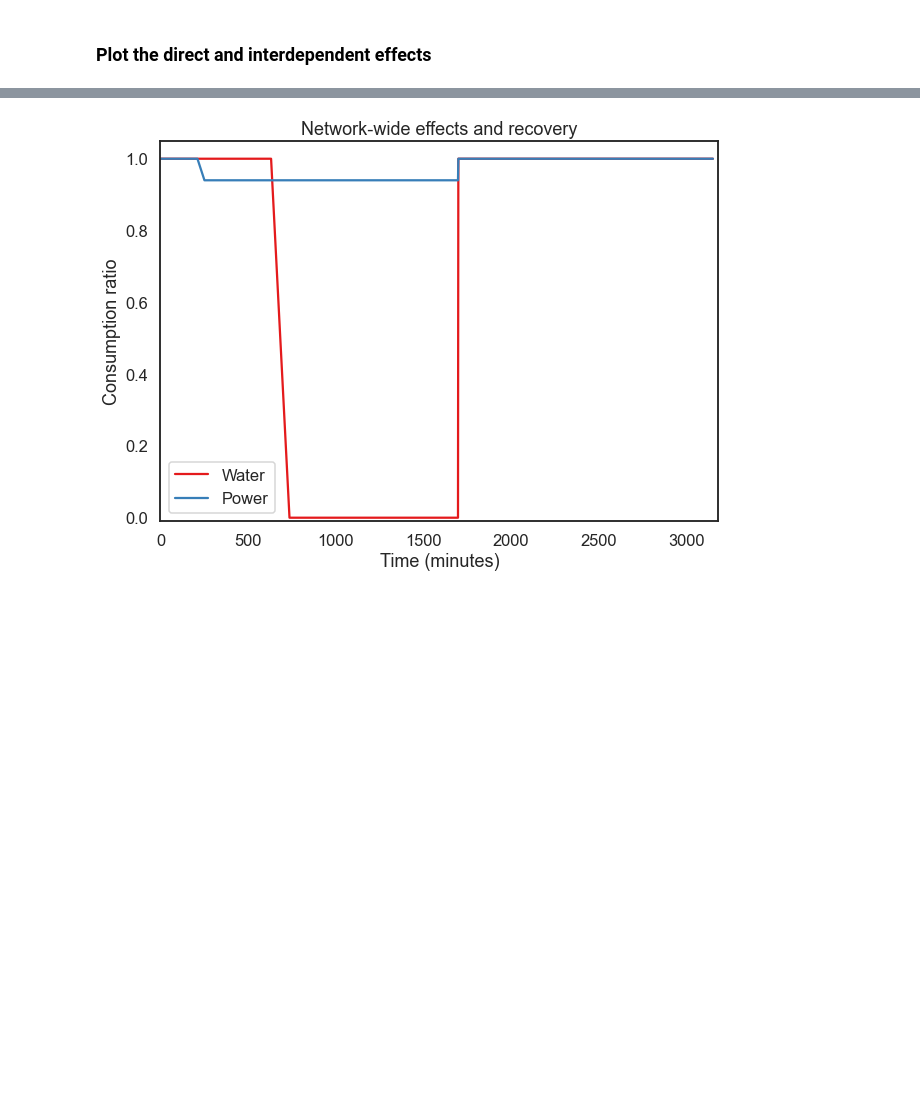
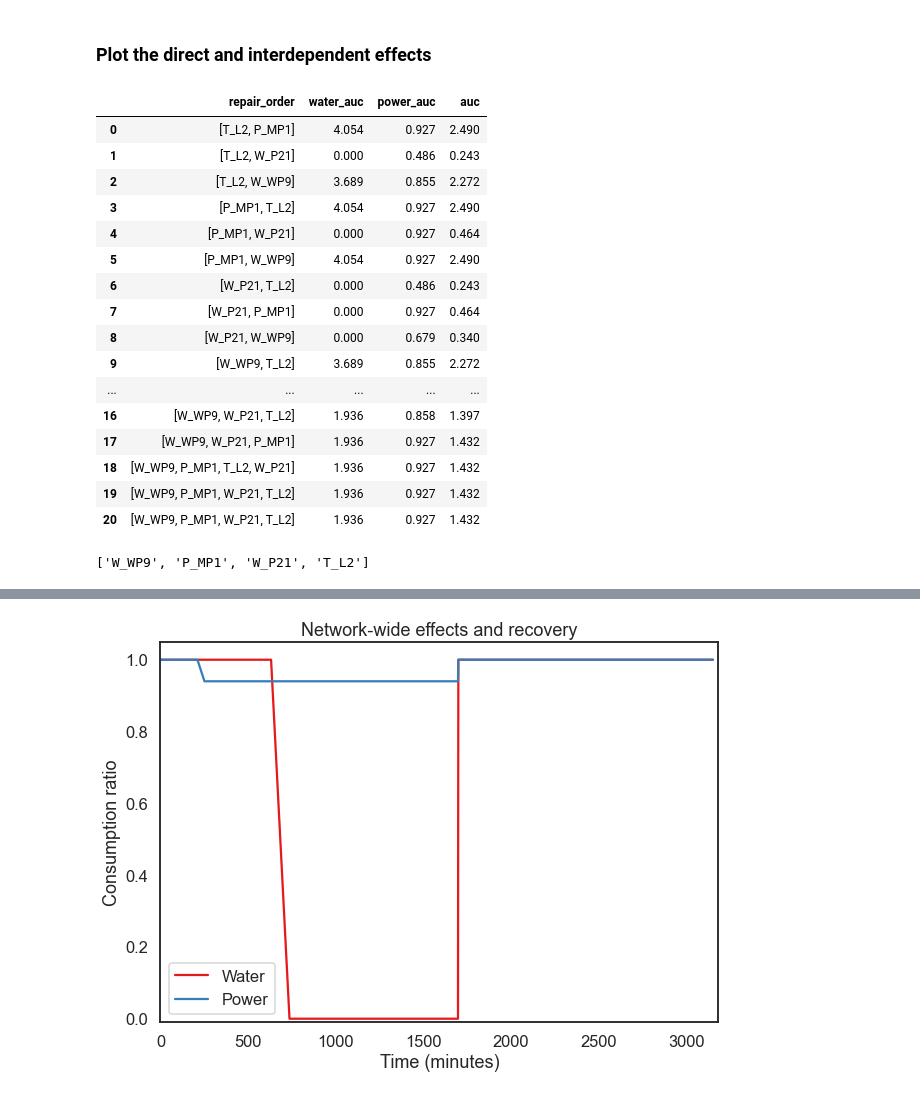
Before and after one commit to srijithbalakrishnan/dreaminsg-integrated-model, a Jupyter notebook: notebooks/demo_optimization_incomplete.ipynb, the cells around one changed output, grey strips where cells are left out. Cells and saved outputs as stored; diff of their text form; code cells hidden in the pictures; blank space fills up the shorter version.

Commit message:
Working optimization for given case study. Need to resolve infinite loops when inaccessible components are to be repaired.

```diff
--- a/notebooks/demo_optimization_incomplete.ipynb
+++ b/notebooks/demo_optimization_incomplete.ipynb
@@ -112,7 +126,7 @@ init_water_loc='T_J8', init_transpo_loc='T_J8')
 ### (a) Create NetworkRecovery and Optimizer objects
 # %%
 network_recovery = NetworkRecovery(simple_network, sim_step=60)
-bf_optimizer = BruteForceOptimizer(prediction_horizon = 1)
+bf_optimizer = BruteForceOptimizer(prediction_horizon = 2)
 # %% [markdown]
 ### (b) Create a simulation object
 # %%
@@ -138,5 +159,29 @@ ValueError: The name provided for the control is already used. Please either rem
 # %% [markdown]
 ### Plot the direct and interdependent effects
+# %%
+bf_optimizer.get_optimization_log()
+# %% [output]
+|  | repair_order | water_auc | power_auc | auc |
+| 0 | [T_L2, P_MP1] | 4.054 | 0.927 | 2.490 |
+| 1 | [T_L2, W_P21] | 0.000 | 0.486 | 0.243 |
+| 2 | [T_L2, W_WP9] | 3.689 | 0.855 | 2.272 |
+| 3 | [P_MP1, T_L2] | 4.054 | 0.927 | 2.490 |
+| 4 | [P_MP1, W_P21] | 0.000 | 0.927 | 0.464 |
+| 5 | [P_MP1, W_WP9] | 4.054 | 0.927 | 2.490 |
+| 6 | [W_P21, T_L2] | 0.000 | 0.486 | 0.243 |
+| 7 | [W_P21, P_MP1] | 0.000 | 0.927 | 0.464 |
+| 8 | [W_P21, W_WP9] | 0.000 | 0.679 | 0.340 |
+| 9 | [W_WP9, T_L2] | 3.689 | 0.855 | 2.272 |
+| ... | ... | ... | ... | ... |
+| 16 | [W_WP9, W_P21, T_L2] | 1.936 | 0.858 | 1.397 |
+| 17 | [W_WP9, W_P21, P_MP1] | 1.936 | 0.927 | 1.432 |
+| 18 | [W_WP9, P_MP1, T_L2, W_P21] | 1.936 | 0.927 | 1.432 |
+| 19 | [W_WP9, P_MP1, W_P21, T_L2] | 1.936 | 0.927 | 1.432 |
+| 20 | [W_WP9, P_MP1, W_P21, T_L2] | 1.936 | 0.927 | 1.432 |
+# %%
+bf_optimizer.best_repair_strategy
+# %% [output]
+['W_WP9', 'P_MP1', 'W_P21', 'T_L2']
 # %%
 #Plotting repair curves
 model_plots.plot_repair_curves(network_recovery, scatter = False)
```
Also changed, not shown: parts of 12 cells of this notebook.
